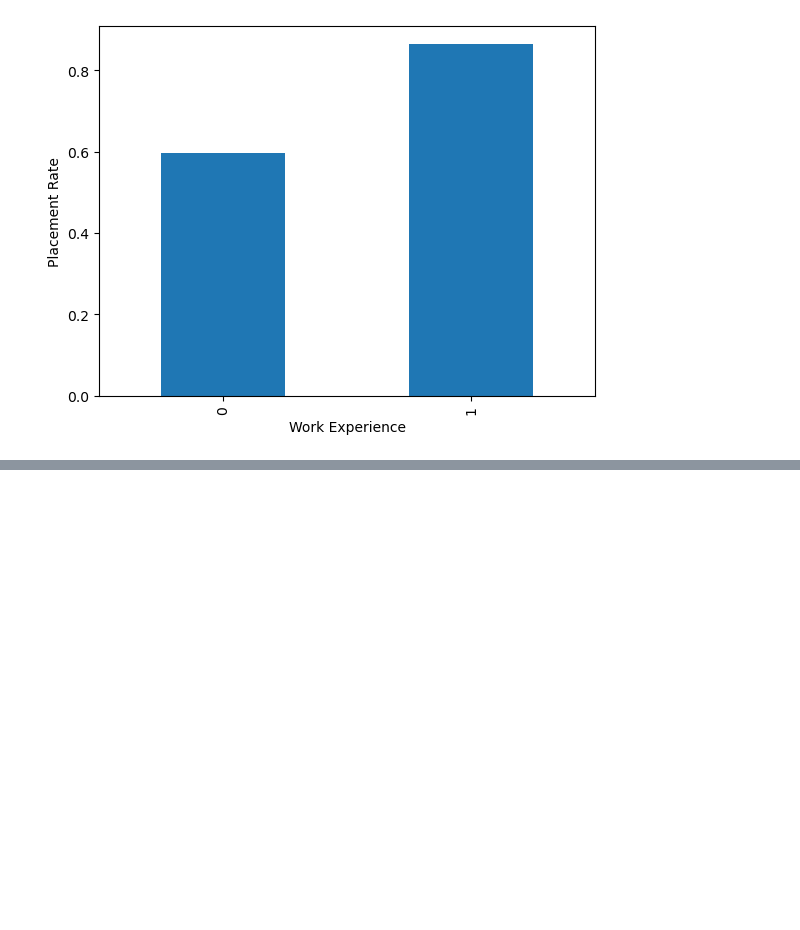
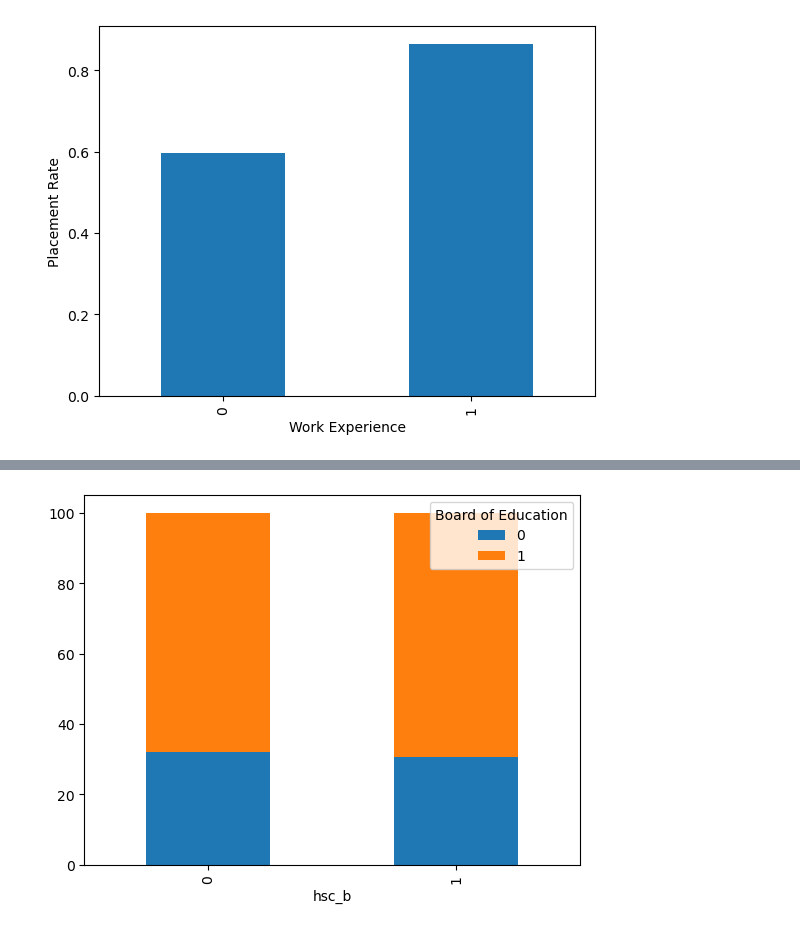
Before and after one commit to Ddhruv-IOT/Student-Placement-Predictor, a Jupyter notebook: Untitled.ipynb, the cells around one changed output, grey strips where cells are left out. Saved outputs shown, nothing was run; the diff lists cells and outputs as text; code cells hidden in the pictures; blank space fills up the shorter version.

```diff
--- a/Untitled.ipynb
+++ b/Untitled.ipynb
@@ -242,0 +366,13 @@ dtype: int64
+# %%
+# Board of Education - 12th grade
+df.groupby(["hsc_b","status"]).size().groupby(level=0).apply(
+    lambda x: 100 * x / x.sum()
+).unstack().plot(kind='bar',stacked=True)
+
+# plt.gca().yaxis.set_major_formatter(mtick.PercentFormatter())
+plt.legend(loc = 'upper right',title = 'Board of Education')
+plt.show()
+
+# similarly central and others almost no difference for secondary education board of education
+# %% [output]
+[figure, added]
```
Also changed, not shown: parts of 29 cells of this notebook.
